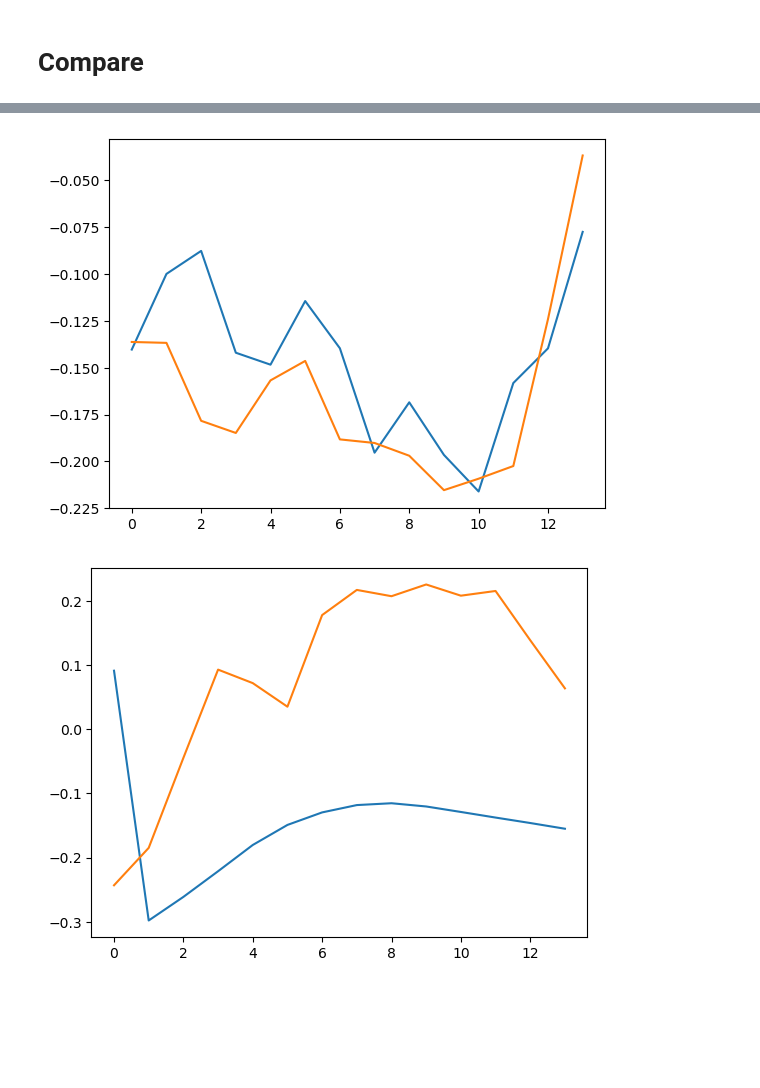
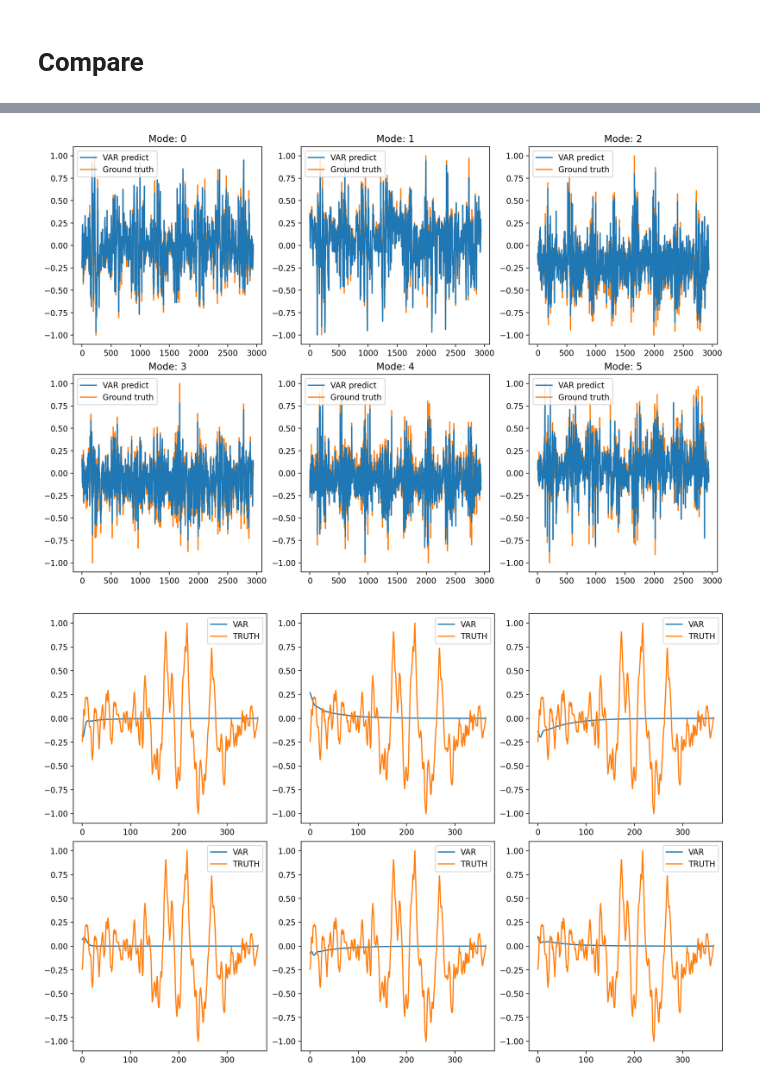
Before and after one commit to PeterLin54088/111-2_IVT_analysis, a Jupyter notebook: src/#5_Training.ipynb, the cells around one changed output, grey strips where cells are left out. Cells and saved outputs as stored; diff of their text form; code cells hidden in the pictures; blank space fills up the shorter version.

Commit message:
Add forecast method for all model

```diff
--- a/src/#5_Training.ipynb
+++ b/src/#5_Training.ipynb
@@ -260,3 +276,6 @@ GRU = GatedRecurrentUnit(input_size = train_set.shape[-1],
 train_loss_record, valid_loss_record = GRU.trainer(train_loader, valid_loader, config)
 # Test
 GRU_predict, GRU_truth = GRU.tester(test_loader, config)
+# Forecast
+GRU_IC = test_set[0:config["ML_hyperparam_lookback"],:]
+GRU_forecast = GRU.forecast(GRU_IC, config["ML_hyperparam_forecast_step"])
@@ -276,10 +306,13 @@ class VarAutoReg(object):
         predict = np.array([]).reshape(-1, self.test_data.shape[-1])
         truth = np.array([]).reshape(-1, self.test_data.shape[-1])
         for i in range(len(self.test_data)-config["ML_hyperparam_lookback"]):
-            pred = self.VARResult.forecast(self.test_data[i].reshape(1,-1), 1)
+            pred = self.VARResult.forecast(self.test_data[i:i+config["ML_hyperparam_lookback"]].reshape(config["ML_hyperparam_lookback"],-1), 1)
             predict = np.concatenate((predict, pred), axis = 0)
             truth = np.concatenate((truth, self.test_data[i+1,:].reshape(1,-1)), axis = 0)
         return predict, truth
+    def forecast(self, init, ntime):
+        pred = self.VARResult.forecast(init, ntime)
+        return pred
 # %%
 # Init
 VAR = VarAutoReg()
@@ -287,8 +320,9 @@ VAR = VarAutoReg()
 VAR.trainer(train_set, lags = config["ML_hyperparam_lookback"], trend = "n")
 # Test
 VAR_predict, VAR_truth = VAR.tester(test_set, config)
-print(VAR_predict.shape)
-print(VAR_truth.shape)
+# Forecast
+VAR_IC = test_set[0:config["ML_hyperparam_lookback"],:].reshape(config["ML_hyperparam_lookback"],-1)
+VAR_forecast = VAR.forecast(VAR_IC, config["ML_hyperparam_forecast_step"])
 # %% [markdown]
 # ESN
 # %%
@@ -408,4 +476,4 @@ plt.show()
 # %%
 mode = 0
-time_window = 14
+time_window = -1
 # %%
@@ -416,14 +508,29 @@ plt.show()
 # %%
-plt.figure()
-plt.plot(VAR_predict[:time_window, mode])
-plt.plot(VAR_truth[:time_window, mode])
+os.chdir(config["Path_img"])
+fig, axes = plt.subplots(nrows = 2,
+                         ncols = 3,
+                         figsize = (12, 8),
+                         dpi = 200,
+                         constrained_layout = True)
+for i, ax in enumerate(axes.flat):
+    ax.plot(VAR_predict[:time_window,i], label = "VAR predict", zorder = 3)
+    ax.plot(VAR_truth[:time_window,i], label = "Ground truth")
+    ax.set_title(f"Mode: {i}")
+    ax.legend(loc = 2)
+plt.savefig("VAR_Iter.png")
 plt.show()
+
+fig, axes = plt.subplots(nrows = 2,
+                         ncols = 3,
+                         figsize = (12, 8),
+                         dpi = 200,
+                         constrained_layout = True)
+for i, ax in enumerate(axes.flat):
+    ax.plot(VAR_forecast[:,i], label = "VAR")
+    ax.plot(test_set[config["ML_hyperparam_lookback"]:config["ML_hyperparam_lookback"]+config["ML_hyperparam_forecast_step"],0], label = "TRUTH")
+    ax.legend()
+plt.savefig("VAR_Gen.png")
+plt.show()
 # %% [output]
-[figure, old version]
+[figure, new version]
+[figure, added]
-# %%
-plt.figure()
-plt.plot(ESN_predict[:time_window, mode])
-plt.plot(ESN_truth[:time_window, mode])
-plt.show()
-# %% [output]
-[figure, removed]
```
Also changed, not shown: parts of 11 cells of this notebook, 2 other files.
